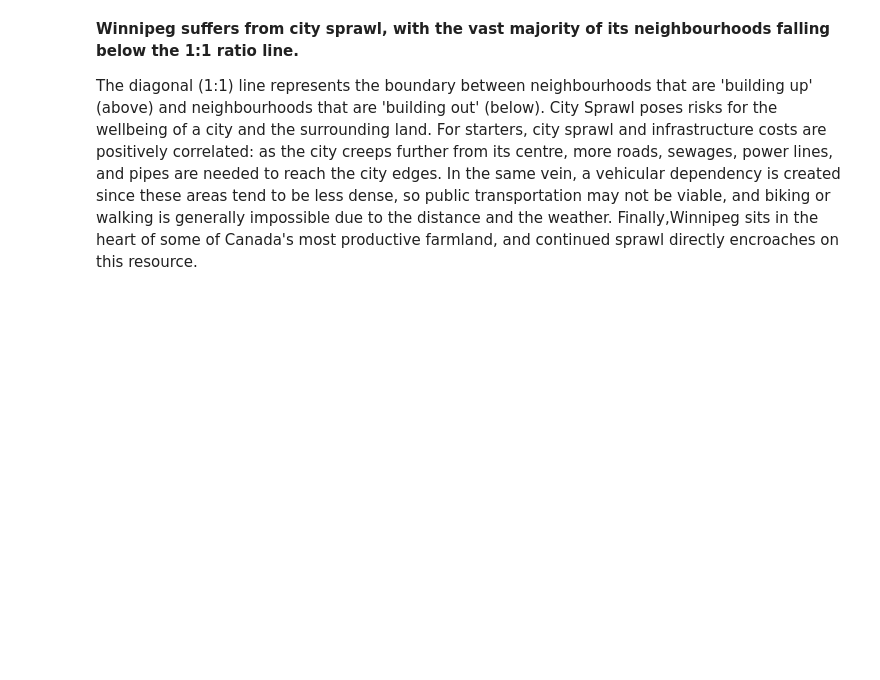
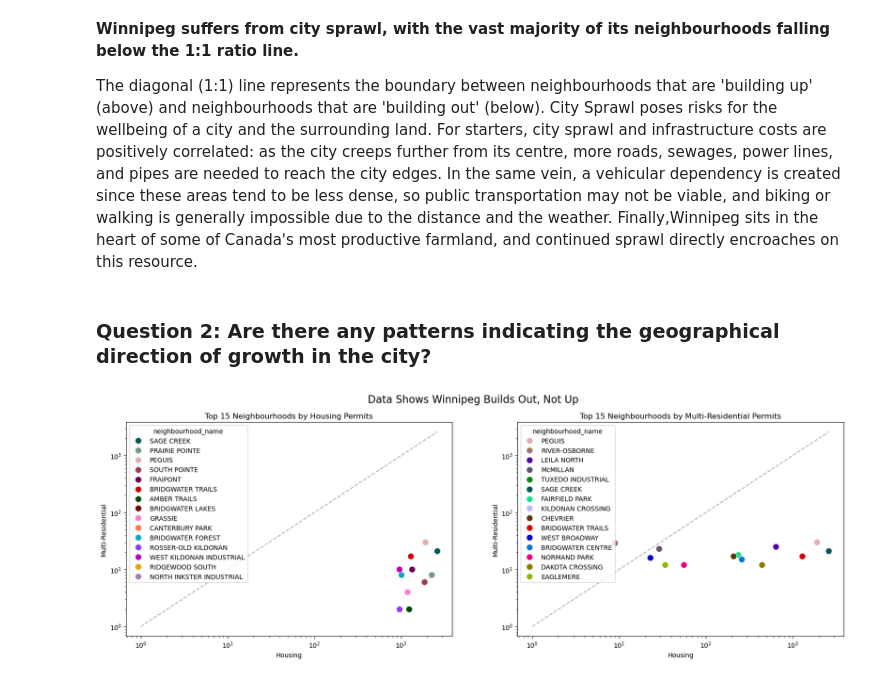
Before and after one commit to AylieNagler/City-Sprawl-Analysis.Building-Permits, a Jupyter notebook: notebooks/visual_analysis.ipynb, the cells around one changed output. Cells and saved outputs as stored; diff of their text form; code cells hidden in the pictures; blank space fills up the shorter version.

Commit message:
Plot side by side scatterplots showing top 15 neighbourhoods by count of Housing and Multi-Residential permits for new builds

```diff
--- a/notebooks/visual_analysis.ipynb
+++ b/notebooks/visual_analysis.ipynb
@@ -103,3 +104,9 @@ building_up_out(df)
 
 
 The diagonal (1:1) line represents the boundary between neighbourhoods that are 'building up' (above) and neighbourhoods that are 'building out' (below). City Sprawl poses risks for the wellbeing of a city and the surrounding land. For starters, city sprawl and infrastructure costs are positively correlated: as the city creeps further from its centre, more roads, sewages, power lines, and pipes are needed to reach the city edges. In the same vein, a vehicular dependency is created since these areas tend to be less dense, so public transportation may not be viable, and biking or walking is generally impossible due to the distance and the weather. Finally,Winnipeg sits in the heart of some of Canada's most productive farmland, and continued sprawl directly encroaches on this resource.
+# %% [markdown]
+### Question 2: Are there any patterns indicating the geographical direction of growth in the city?
+# %%
+top_neighbourhoods(df, 15)
+# %% [output]
+[figure, added]
```
Also changed, not shown: parts of 2 cells of this notebook.
